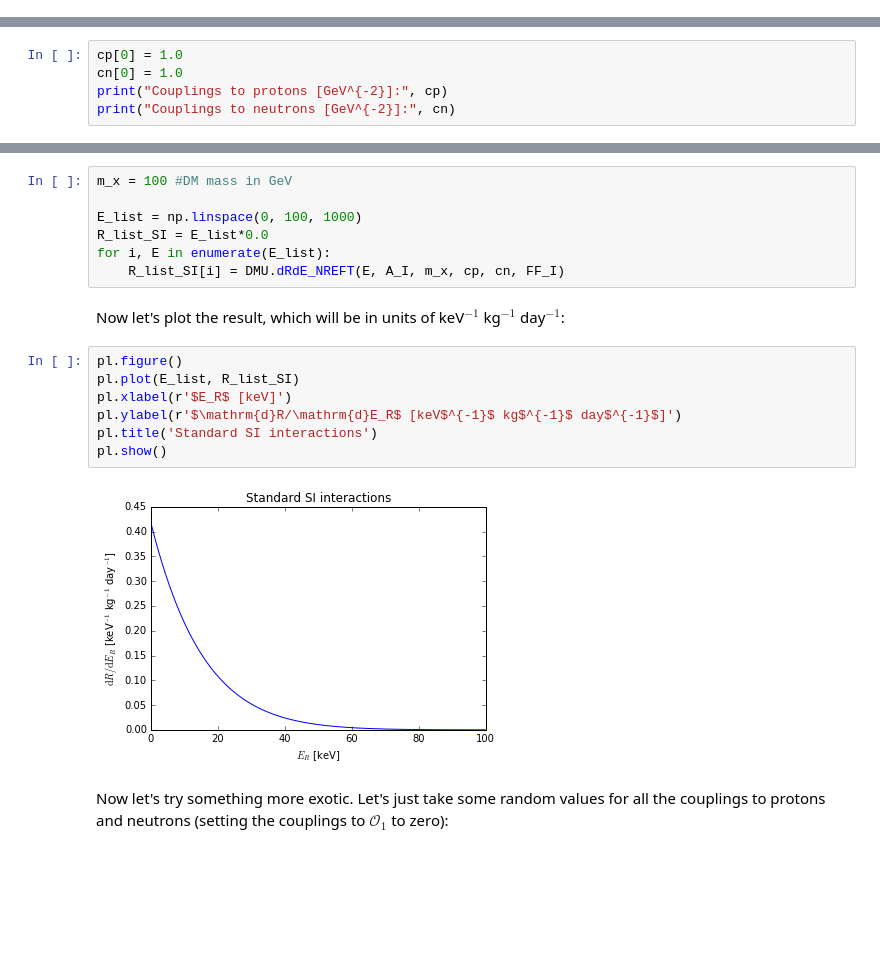
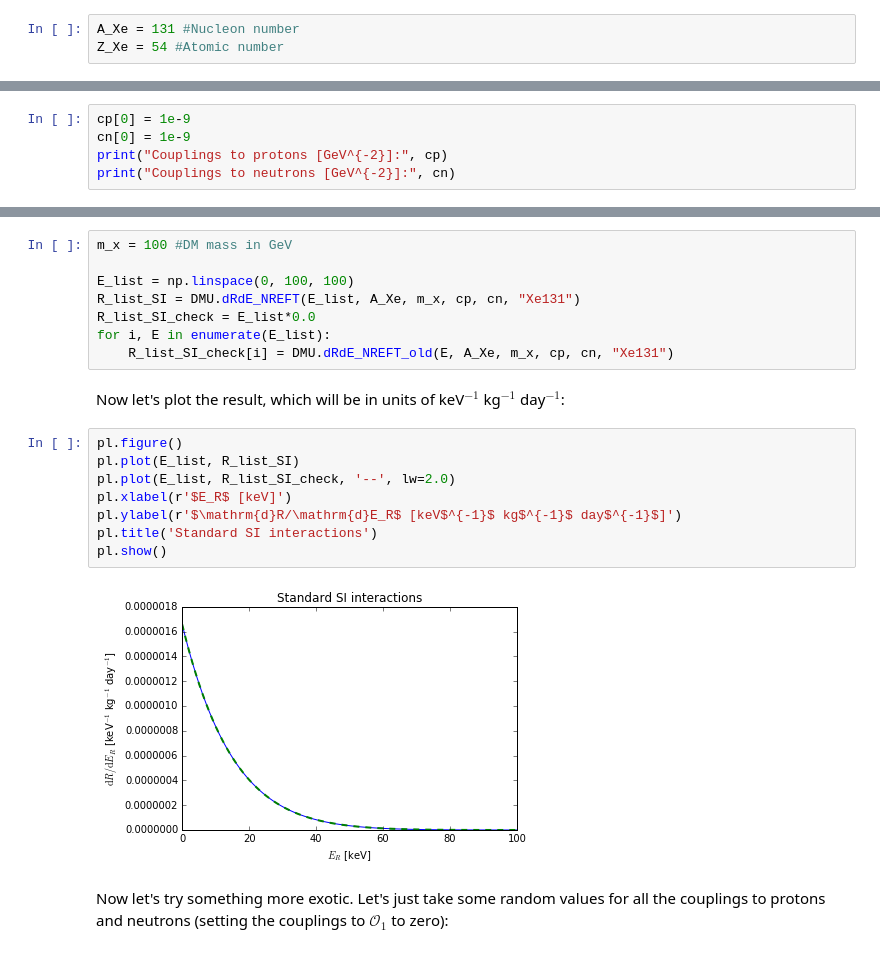
Before and after one commit to bradkav/WIMpy_NREFT, a Jupyter notebook: NREFT_example.ipynb, the cells around one changed output, grey strips where cells are left out. Saved outputs shown, nothing was run; the diff lists cells and outputs as text; blank space fills up the shorter version.

Commit message:
Rewrote dRdE_NREFT
Now summing over all operators following e.g. (A1) in
https://arxiv.org/pdf/1406.0524.pdf

```diff
--- a/NREFT_example.ipynb
+++ b/NREFT_example.ipynb
@@ -22,3 +22,6 @@ FF_I = DMU.LoadFormFactors(root, A_I, Z_I)
+# %%
+A_Xe = 131 #Nucleon number
+Z_Xe = 54 #Atomic number
 # %% [markdown]
 ### Differential recoil rate
 # %% [markdown]
@@ -30,8 +33,8 @@ cn = np.zeros(11)
 # %% [markdown]
 Let's start with the standard spin-independent interaction (so we want to set the first element $\mathcal{O}_1$, noting that the numbers of arrays starts from zero in python):
 # %%
-cp[0] = 1.0
-cn[0] = 1.0
+cp[0] = 1e-9
+cn[0] = 1e-9
 print("Couplings to protons [GeV^{-2}]:", cp)
 print("Couplings to neutrons [GeV^{-2}]:", cn)
 # %% [output]
@@ -44,21 +53,23 @@ Now let's calculate the differential spectrum for a DM particle of mass 100 GeV:
 # %%
 m_x = 100 #DM mass in GeV
 
-E_list = np.linspace(0, 100, 1000)
-R_list_SI = E_list*0.0
+E_list = np.linspace(0, 100, 100)
+R_list_SI = DMU.dRdE_NREFT(E_list, A_Xe, m_x, cp, cn, "Xe131")
+R_list_SI_check = E_list*0.0
 for i, E in enumerate(E_list):
-    R_list_SI[i] = DMU.dRdE_NREFT(E, A_I, m_x, cp, cn, FF_I)
+    R_list_SI_check[i] = DMU.dRdE_NREFT_old(E, A_Xe, m_x, cp, cn, "Xe131")
 # %% [markdown]
 Now let's plot the result, which will be in units of keV$^{-1}$ kg$^{-1}$ day$^{-1}$:
 # %%
 pl.figure()
 pl.plot(E_list, R_list_SI)
+pl.plot(E_list, R_list_SI_check, '--', lw=2.0)
 pl.xlabel(r'$E_R$ [keV]')
 pl.ylabel(r'$\mathrm{d}R/\mathrm{d}E_R$ [keV$^{-1}$ kg$^{-1}$ day$^{-1}$]')
 pl.title('Standard SI interactions')
 pl.show()
 # %% [output]
-[figure, old version]
+[figure, new version]
 # %% [markdown]
 Now let's try something more exotic. Let's just take some random values for all the couplings to protons and neutrons (setting the couplings to $\mathcal{O}_1$ to zero):
 # %%
```
Also changed, not shown: parts of 7 cells of this notebook, 2 other files.
